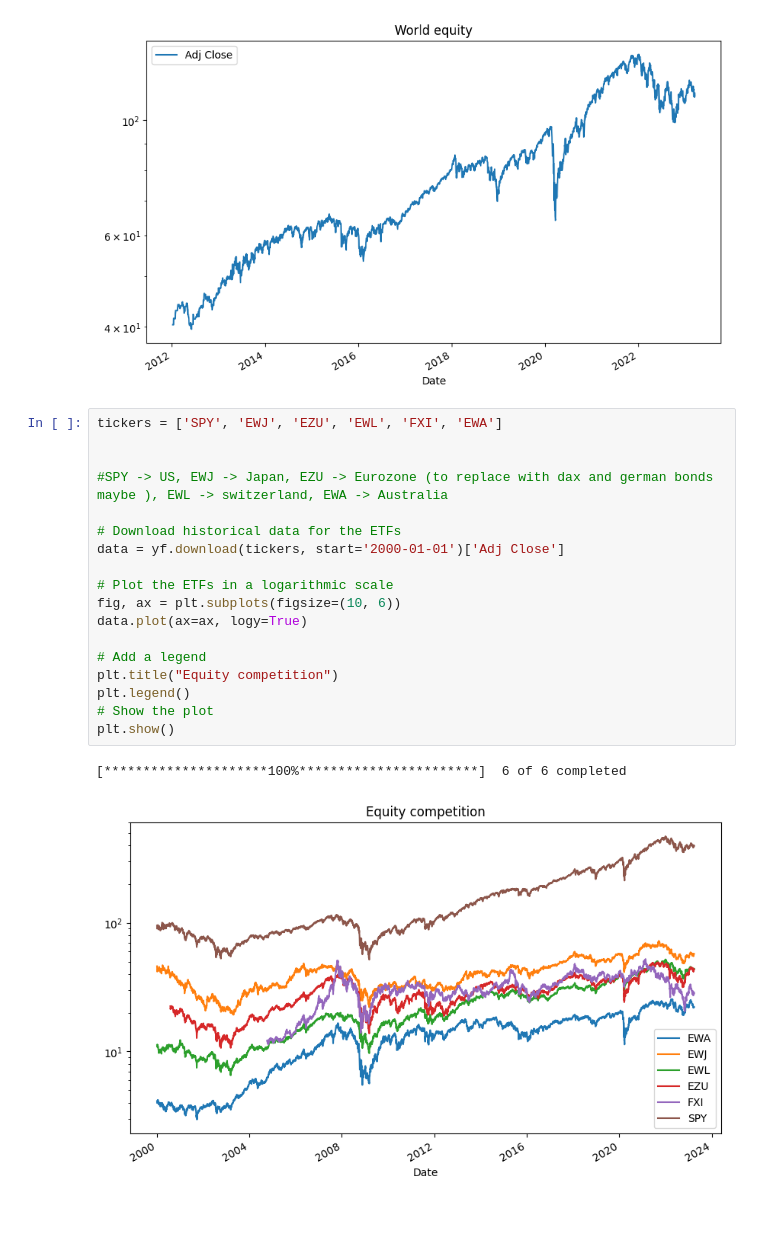
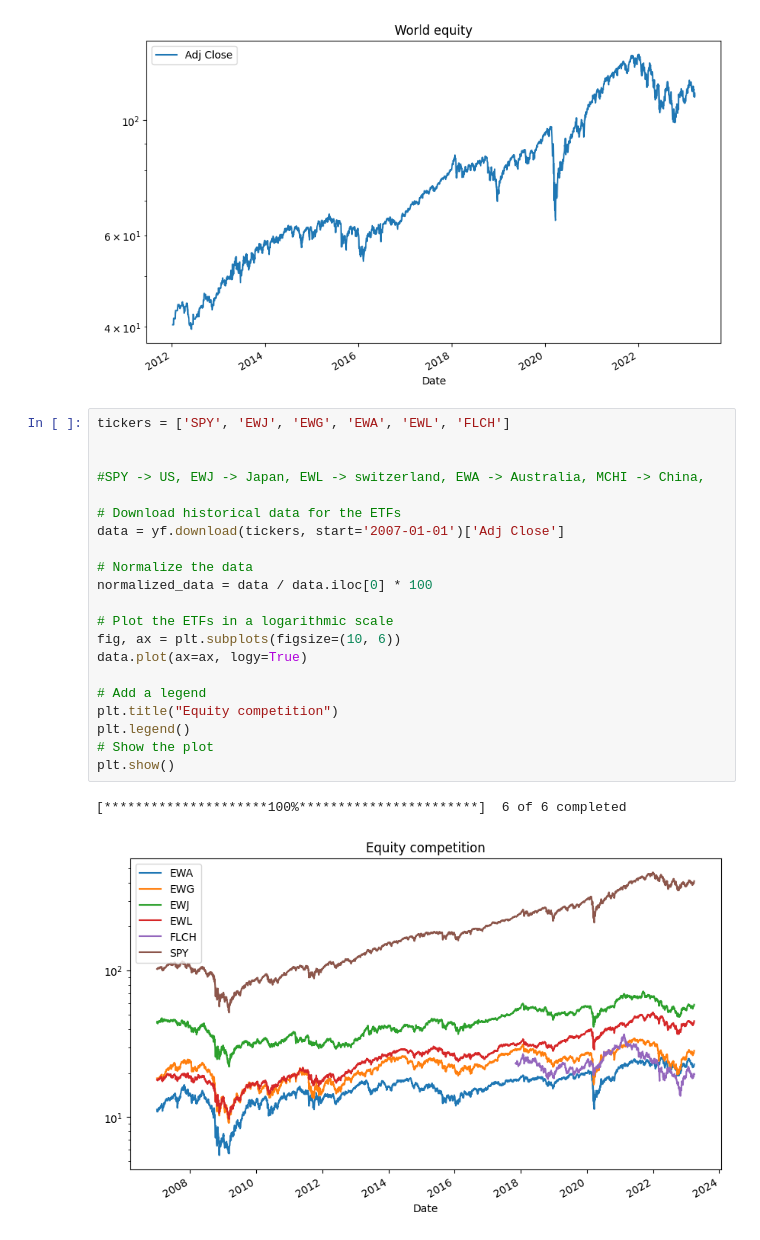
Before and after one commit to dkn-maida/farscape-investment, a Jupyter notebook: equity_alpha.ipynb, the cells around one changed output. Cells and saved outputs as stored; diff of their text form.

```diff
--- a/equity_alpha.ipynb
+++ b/equity_alpha.ipynb
@@ -18,23 +39,26 @@ plt.show()
 [*********************100%***********************]  1 of 1 completed
 [figure]
 # %%
-tickers = ['SPY', 'EWJ', 'EZU', 'EWL', 'FXI', 'EWA']
+tickers = ['SPY', 'EWJ', 'EWG', 'EWA', 'EWL', 'FLCH']
 
 
-#SPY -> US, EWJ -> Japan, EZU -> Eurozone (to replace with dax and german bonds maybe ), EWL -> switzerland, EWA -> Australia
+#SPY -> US, EWJ -> Japan, EWL -> switzerland, EWA -> Australia, MCHI -> China,
 
 # Download historical data for the ETFs
-data = yf.download(tickers, start='2000-01-01')['Adj Close']
+data = yf.download(tickers, start='2007-01-01')['Adj Close']
+
+# Normalize the data
+normalized_data = data / data.iloc[0] * 100
 
 # Plot the ETFs in a logarithmic scale
 fig, ax = plt.subplots(figsize=(10, 6))
 data.plot(ax=ax, logy=True)
 
 # Add a legend
 plt.title("Equity competition")
 plt.legend()
 # Show the plot
 plt.show()
 # %% [output]
 [*********************100%***********************]  6 of 6 completed
-[figure, old version]
+[figure, new version]
```
Also changed, not shown: parts of 10 cells of this notebook, 2 other files.
